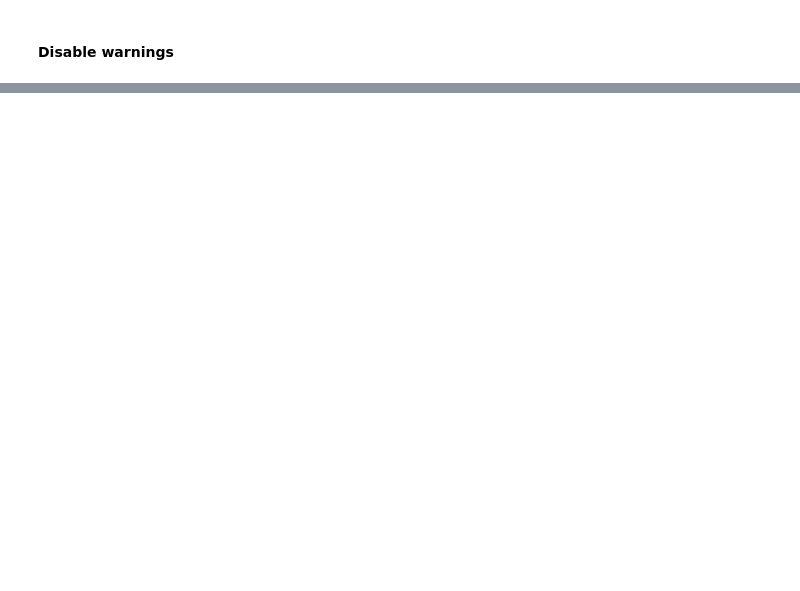
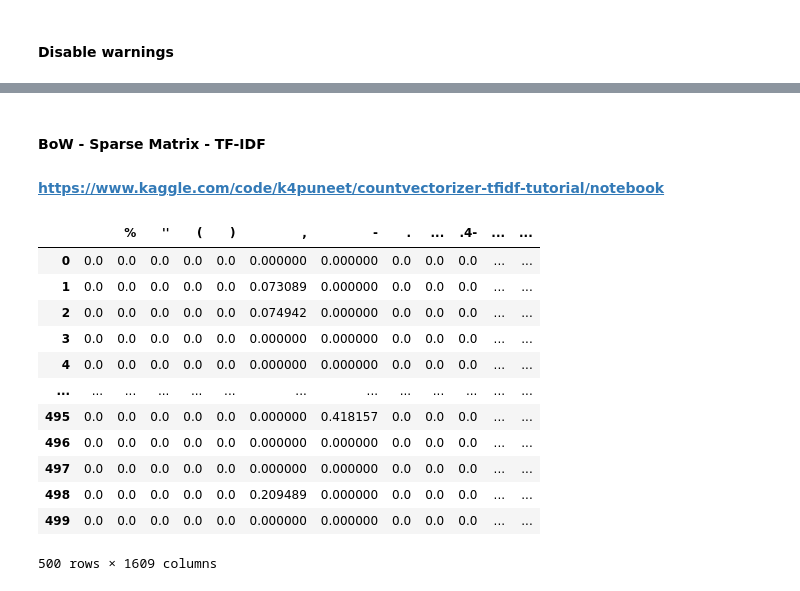
Before and after one commit to danieldasilvacosta/categorias-avaliacoes-amazon, a Jupyter notebook: notebooks/4-analysis.ipynb, the cells around one changed output, grey strips where cells are left out. Cells and saved outputs as stored; diff of their text form; code cells hidden in the pictures; blank space fills up the shorter version.

```diff
--- a/notebooks/4-analysis.ipynb
+++ b/notebooks/4-analysis.ipynb
@@ -570,0 +651,25 @@ warnings.filterwarnings("ignore")
+# %% [markdown]
+#### BoW - Sparse Matrix - TF-IDF
+
+#### https://www.kaggle.com/code/k4puneet/countvectorizer-tfidf-tutorial/notebook
+# %%
+vectorizer = TfidfVectorizer( analyzer = tokenizer )
+
+dfBowTFIDF = pd.DataFrame(
+    data = vectorizer.fit_transform( partialDf['sentence'] ).toarray(),
+    columns = vectorizer.get_feature_names())
+dfBowTFIDF
+# %% [output]
+|  |  | % | '' | ( | ) | , | - | . | ... | .4- | ... | ... |
+| 0 | 0.0 | 0.0 | 0.0 | 0.0 | 0.0 | 0.000000 | 0.000000 | 0.0 | 0.0 | 0.0 | ... | ... |
+| 1 | 0.0 | 0.0 | 0.0 | 0.0 | 0.0 | 0.073089 | 0.000000 | 0.0 | 0.0 | 0.0 | ... | ... |
+| 2 | 0.0 | 0.0 | 0.0 | 0.0 | 0.0 | 0.074942 | 0.000000 | 0.0 | 0.0 | 0.0 | ... | ... |
+| 3 | 0.0 | 0.0 | 0.0 | 0.0 | 0.0 | 0.000000 | 0.000000 | 0.0 | 0.0 | 0.0 | ... | ... |
+| 4 | 0.0 | 0.0 | 0.0 | 0.0 | 0.0 | 0.000000 | 0.000000 | 0.0 | 0.0 | 0.0 | ... | ... |
+| ... | ... | ... | ... | ... | ... | ... | ... | ... | ... | ... | ... | ... |
+| 495 | 0.0 | 0.0 | 0.0 | 0.0 | 0.0 | 0.000000 | 0.418157 | 0.0 | 0.0 | 0.0 | ... | ... |
+| 496 | 0.0 | 0.0 | 0.0 | 0.0 | 0.0 | 0.000000 | 0.000000 | 0.0 | 0.0 | 0.0 | ... | ... |
+| 497 | 0.0 | 0.0 | 0.0 | 0.0 | 0.0 | 0.000000 | 0.000000 | 0.0 | 0.0 | 0.0 | ... | ... |
+| 498 | 0.0 | 0.0 | 0.0 | 0.0 | 0.0 | 0.209489 | 0.000000 | 0.0 | 0.0 | 0.0 | ... | ... |
+| 499 | 0.0 | 0.0 | 0.0 | 0.0 | 0.0 | 0.000000 | 0.000000 | 0.0 | 0.0 | 0.0 | ... | ... |
+500 rows × 1609 columns
```
Also changed, not shown: parts of 11 cells of this notebook.
